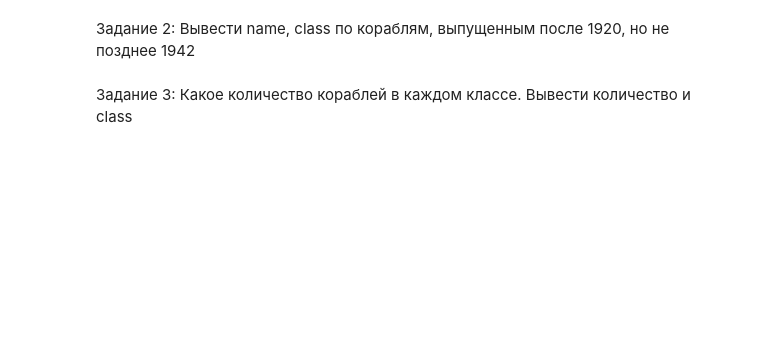
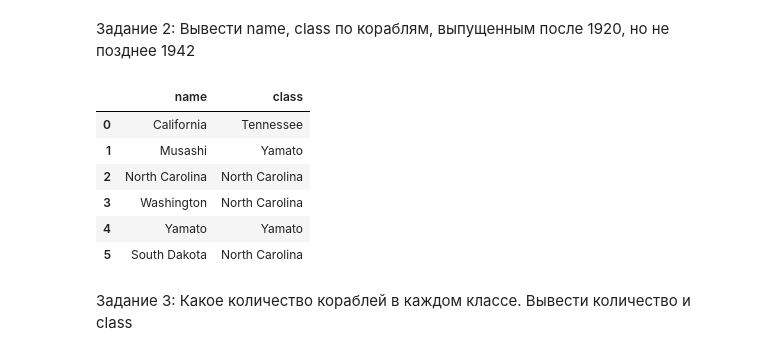
Before and after one commit to igorshelove/sqlhw, a Jupyter notebook: lesson2_homework.ipynb, the cells around one changed output. Saved outputs shown, nothing was run; the diff lists cells and outputs as text; code cells hidden in the pictures; blank space fills up the shorter version.

```diff
--- a/lesson2_homework.ipynb
+++ b/lesson2_homework.ipynb
@@ -93,9 +108,18 @@ DatabaseError: ignored
 # %%
 #task2
 request = """
-
+select name, class from ships
+where launched >1920  and launched <= 1942;
 """
 pd.read_sql_query(request, conn)
+# %% [output]
+|  | name | class |
+| 0 | California | Tennessee |
+| 1 | Musashi | Yamato |
+| 2 | North Carolina | North Carolina |
+| 3 | Washington | North Carolina |
+| 4 | Yamato | Yamato |
+| 5 | South Dakota | North Carolina |
 # %% [markdown]
 Задание 3: Какое количество кораблей в каждом классе. Вывести количество и class
 # %%
```
Also changed, not shown: parts of 16 cells of this notebook.
